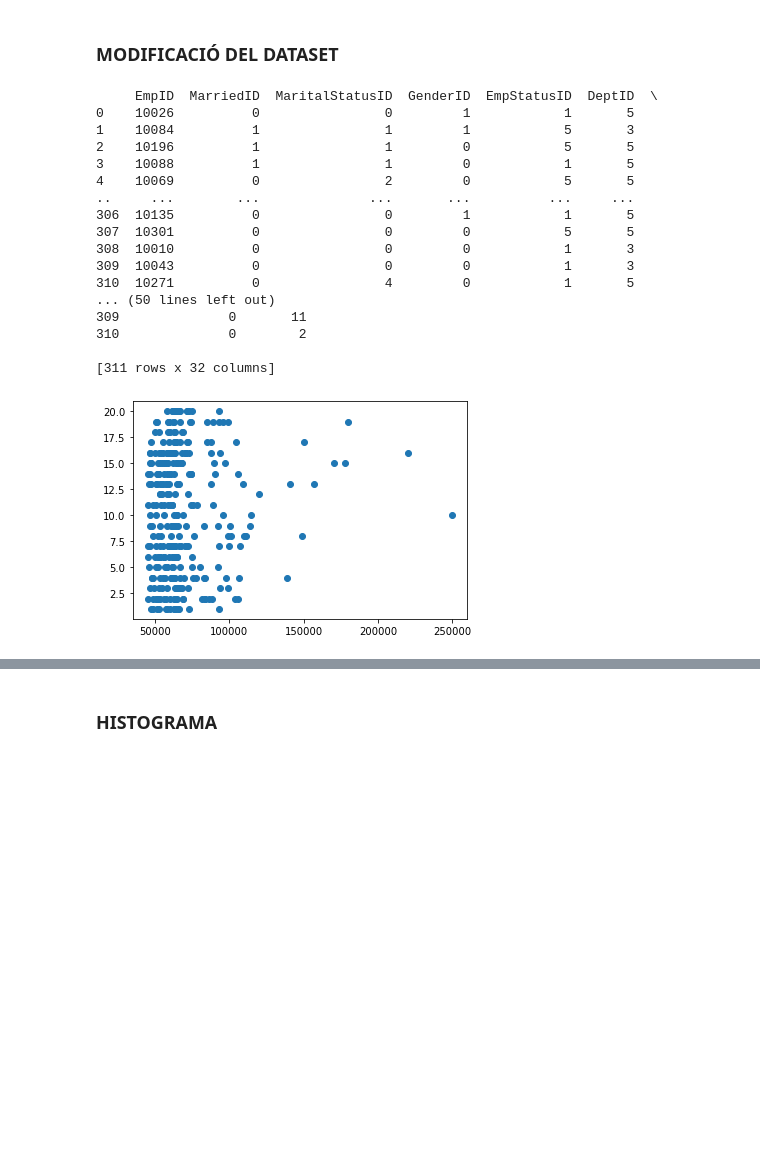
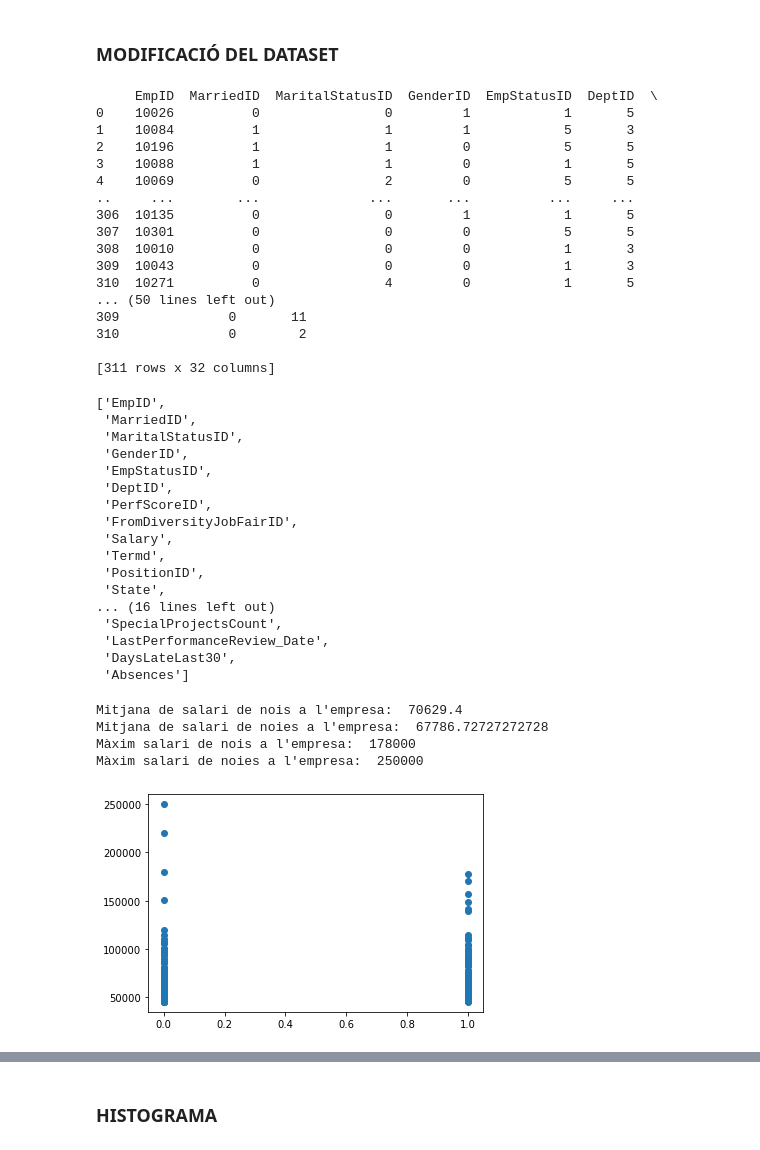
Before and after one commit to AlexCorreaO/Prac_1_regressio_AC, a Jupyter notebook: prac_1_note.ipynb, the cells around one changed output, grey strips where cells are left out. Saved outputs shown, nothing was run; the diff lists cells and outputs as text; code cells hidden in the pictures; blank space fills up the shorter version.

```diff
--- a/prac_1_note.ipynb
+++ b/prac_1_note.ipynb
@@ -35,7 +35,7 @@ dataset = load_dataset('HRDataset_v14_.csv')
 data = dataset.values
 
 x = data[:, :311]
-y = data[:, 35]
+y = data[:, 9]
 # %% [markdown]
 ### INFORMACIÓ DE LES DADES
 # %%
@@ -92,10 +102,7 @@ dataset.HispanicLatino = dataset.HispanicLatino.replace({'No': 0, 'Yes': 1})
 dataset.axes
 print(dataset)
 
-# mostrem el "salary"
-plt.figure()
-
-ax = plt.scatter(x[:,9], y)
+list(dataset.columns)
 # %% [output]
      EmpID  MarriedID  MaritalStatusID  GenderID  EmpStatusID  DeptID  \
 0    10026          0                0         1            1       5
@@ -114,4 +121,37 @@ ax = plt.scatter(x[:,9], y)
 310              0        2
 
 [311 rows x 32 columns]
-[figure, removed]
+['EmpID',
+ 'MarriedID',
+ 'MaritalStatusID',
+ 'GenderID',
+ 'EmpStatusID',
+ 'DeptID',
+ 'PerfScoreID',
+ 'FromDiversityJobFairID',
+ 'Salary',
+ 'Termd',
+ 'PositionID',
+ 'State',
+... (16 lines left out)
+ 'SpecialProjectsCount',
+ 'LastPerformanceReview_Date',
+ 'DaysLateLast30',
+ 'Absences']
+# %%
+# mostrem el salari en relació al gènere
+
+plt.figure()
+
+ax = plt.scatter(x[:,4], y)
+
+print("Mitjana de salari de nois a l'empresa: ",dataset[dataset['GenderID'] == 1]['Salary'].mean())
+print("Mitjana de salari de noies a l'empresa: ",dataset[dataset['GenderID'] == 0]['Salary'].mean())
+print("Màxim salari de nois a l'empresa: ",dataset[dataset['GenderID'] == 1]['Salary'].max())
+print("Màxim salari de noies a l'empresa: ",dataset[dataset['GenderID'] == 0]['Salary'].max())
+# %% [output]
+Mitjana de salari de nois a l'empresa:  70629.4
+Mitjana de salari de noies a l'empresa:  67786.72727272728
+Màxim salari de nois a l'empresa:  178000
+Màxim salari de noies a l'empresa:  250000
+[figure, added]
```
Also changed, not shown: parts of 6 cells of this notebook.
